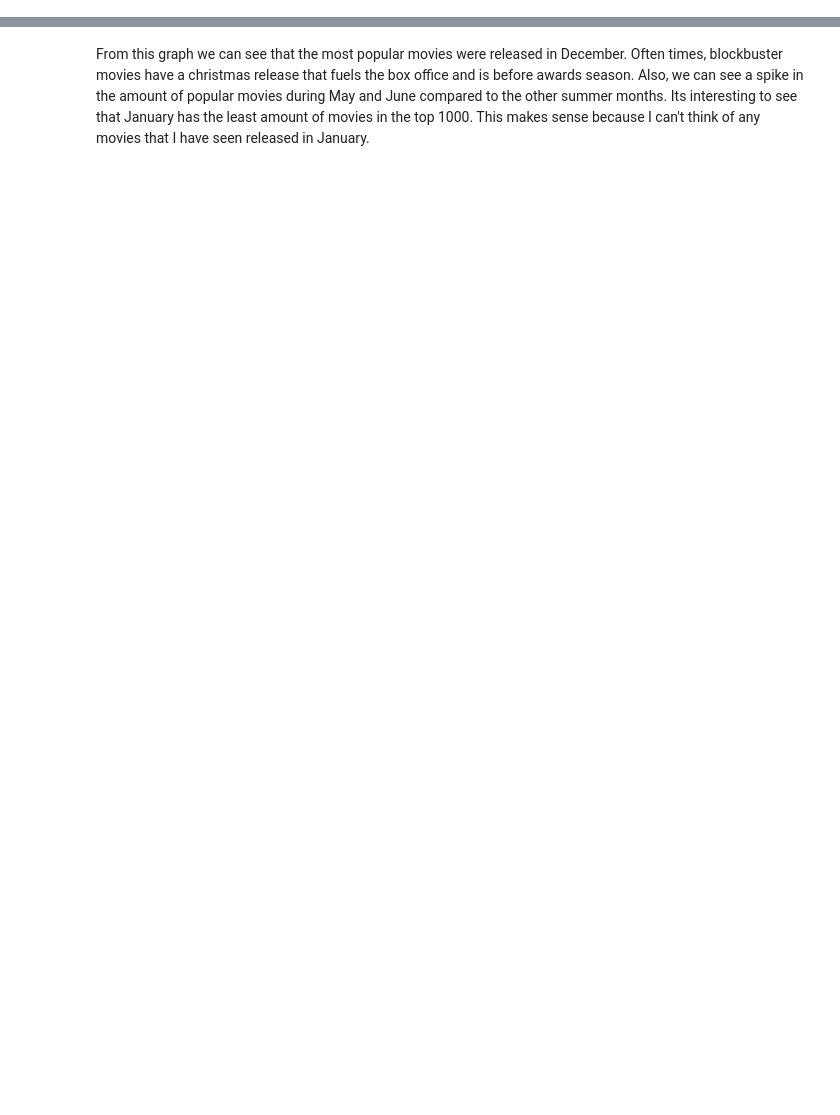
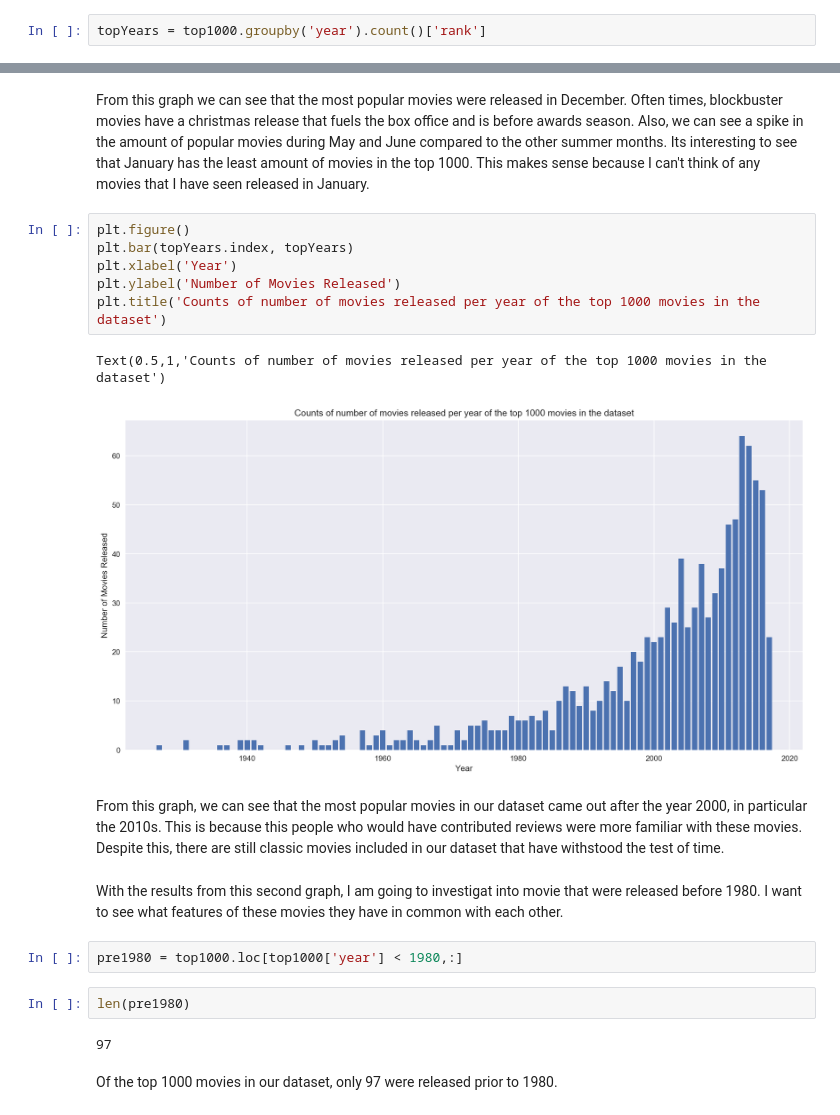
Before and after one commit to andrewnoglows/movieProject, a Jupyter notebook: movies.ipynb, the cells around one changed output, grey strips where cells are left out. Drawn from its saved outputs; the diff is of its cells as text; blank space fills up the shorter version.

```diff
--- a/movies.ipynb
+++ b/movies.ipynb
@@ -355,5 +313,7 @@ top1000
 # %%
 topMonths = top1000.groupby('month').count()['rank']
+# %%
+topYears = top1000.groupby('year').count()['rank']
 # %%
 plt.figure()
 plt.bar(topMonths.index, topMonths)
@@ -366,2 +326,23 @@ Text(0.5,1,'Counts of number of movies released per month of the top 1000 movies
 # %% [markdown]
 From this graph we can see that the most popular movies were released in December. Often times, blockbuster movies have a christmas release that fuels the box office and is before awards season. Also, we can see a spike in the amount of popular movies during May and June compared to the other summer months. Its interesting to see that January has the least amount of movies in the top 1000. This makes sense because I can't think of any movies that I have seen released in January.
+# %%
+plt.figure()
+plt.bar(topYears.index, topYears)
+plt.xlabel('Year')
+plt.ylabel('Number of Movies Released')
+plt.title('Counts of number of movies released per year of the top 1000 movies in the dataset')
+# %% [output]
+Text(0.5,1,'Counts of number of movies released per year of the top 1000 movies in the dataset')
+[figure, added]
+# %% [markdown]
+From this graph, we can see that the most popular movies in our dataset came out after the year 2000, in particular the 2010s. This is because this people who would have contributed reviews were more familiar with these movies. Despite this, there are still classic movies included in our dataset that have withstood the test of time.
+# %% [markdown]
+With the results from this second graph, I am going to investigat into movie that were released before 1980. I want to see what features of these movies they have in common with each other.
+# %%
+pre1980 = top1000.loc[top1000['year'] < 1980,:]
+# %%
+len(pre1980)
+# %% [output]
+97
+# %% [markdown]
+Of the top 1000 movies in our dataset, only 97 were released prior to 1980.
```
Also changed, not shown: parts of 37 cells of this notebook.
